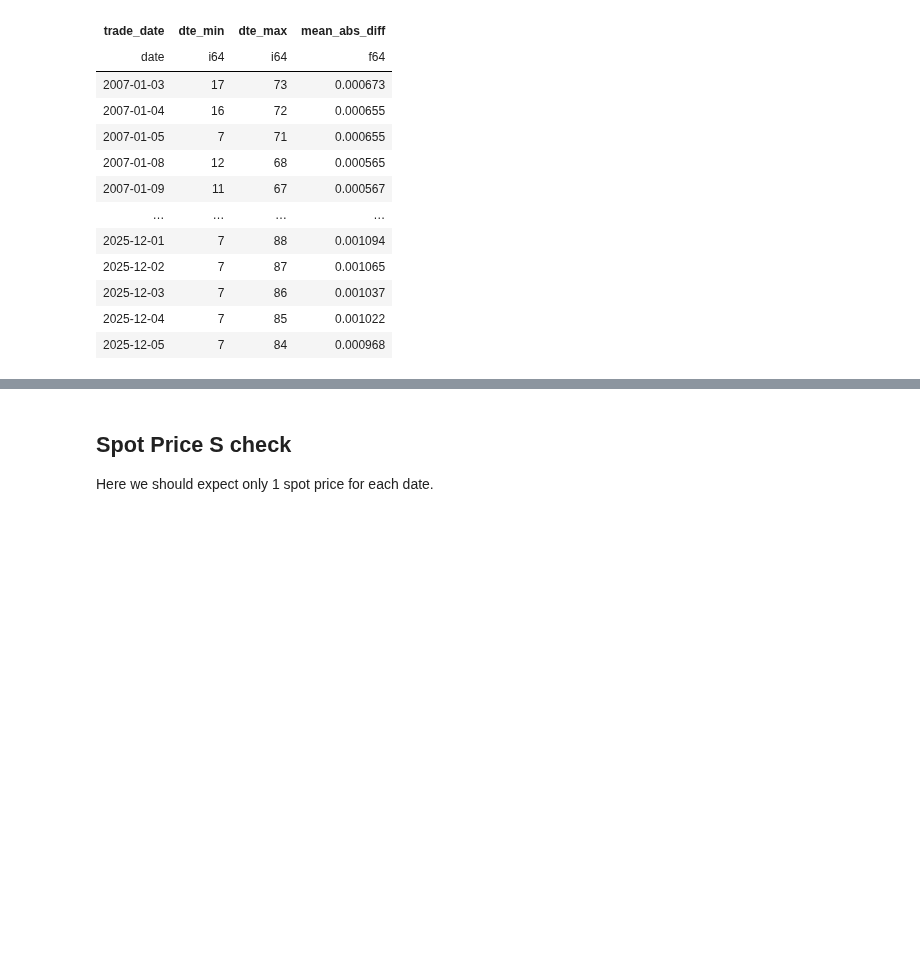
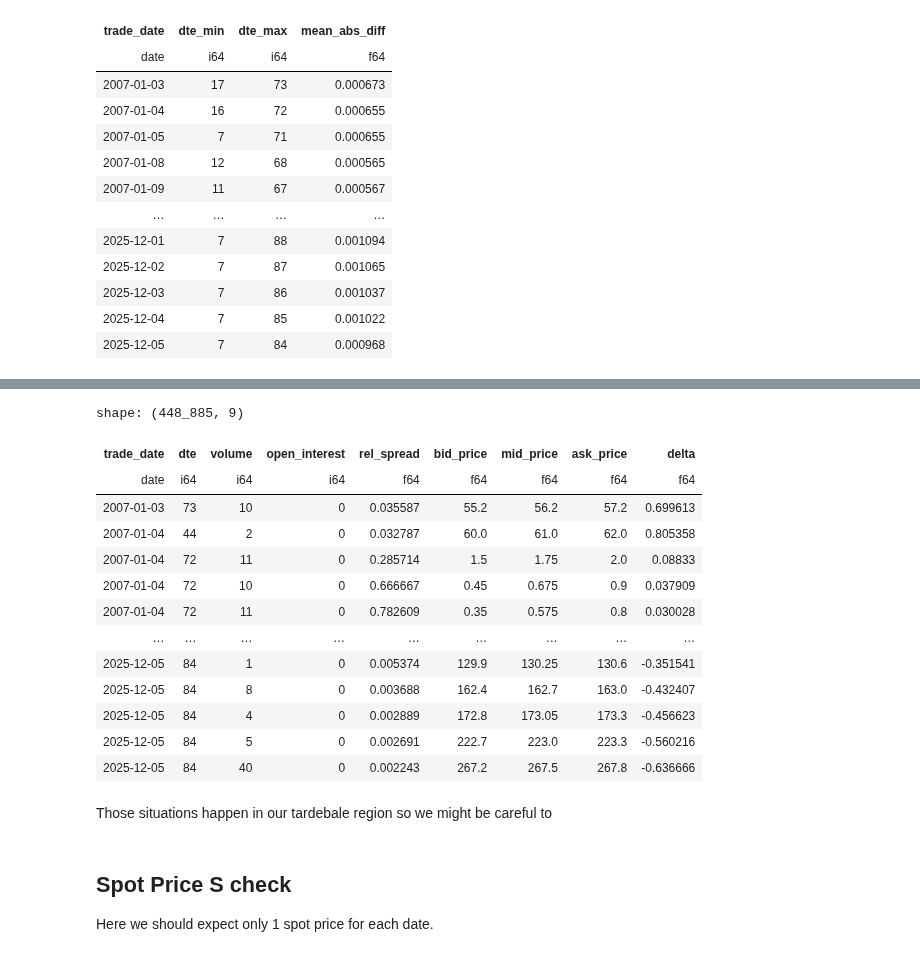
Before and after one commit to anthonymakarewicz/volatility-trading, a Jupyter notebook: notebooks/orats_spx_panel_eda_validation.ipynb, the cells around one changed output, grey strips where cells are left out. Cells and saved outputs as stored; diff of their text form; code cells hidden in the pictures; blank space fills up the shorter version.

```diff
--- a/notebooks/orats_spx_panel_eda_validation.ipynb
+++ b/notebooks/orats_spx_panel_eda_validation.ipynb
@@ -157,0 +167,41 @@ Zero spread → crossed markets or erroneous input.
+# %%
+df_long = orats_wide_to_long(df).filter(
+    pl.col("trade_date").is_between(pl.date(2007, 1, 1), pl.date(2025, 12, 31))
+).collect()
+
+cols_quote_checks = [
+    "trade_date", "dte", "volume", "open_interest",
+    "rel_spread","bid_price", "mid_price", "ask_price", "delta"
+]
+
+quote_flags = (
+    df_long
+    .with_columns(
+        # Basic checks
+        is_bid_negative = (pl.col("bid_price") < 0),
+        is_ask_negative = (pl.col("ask_price") < 0),
+
+        # Crossed & locked markets
+        is_crossed = pl.col("bid_price") > pl.col("ask_price"),
+        is_locked  = (pl.col("bid_price") == pl.col("ask_price"))
+                     & (pl.col("bid_price") > 0),
+
+        # One-sided quote (no bid, positive ask)
+        is_one_sided = (pl.col("bid_price") == 0) & (pl.col("ask_price") > 0),
+        is_mild_wide = pl.col("rel_spread") > 1.0,   # > 100% of mid
+        is_very_wide = pl.col("rel_spread") > 2.0,   # > 200% of mid
+    )
+)
+
+quote_summary = quote_flags.select(
+    pl.len().alias("n_rows"),
+    pl.col("is_bid_negative").sum().alias("n_bid_negative"),
+    pl.col("is_ask_negative").sum().alias("n_ask_negative"),
+    pl.col("is_crossed").sum().alias("n_crossed"),
+    pl.col("is_locked").sum().alias("n_locked"),
+    pl.col("is_one_sided").sum().alias("n_one_sided"),
+    pl.col("is_mild_wide").sum().alias("n_mild_wide"),
+    pl.col("is_very_wide").sum().alias("n_very_wide"),
+)
+
+quote_summary
@@ -164,3 +377,22 @@ Check OI > 0 for reliable liquidity.
+# %%
+vol_oi_flags.filter(pl.col("is_pos_vol_zero_oi")).select(cols_quote_checks)
+# %% [output]
+shape: (448_885, 9)
+| trade_date | dte | volume | open_interest | rel_spread | bid_price | mid_price | ask_price | delta |
+| date | i64 | i64 | i64 | f64 | f64 | f64 | f64 | f64 |
+| 2007-01-03 | 73 | 10 | 0 | 0.035587 | 55.2 | 56.2 | 57.2 | 0.699613 |
+| 2007-01-04 | 44 | 2 | 0 | 0.032787 | 60.0 | 61.0 | 62.0 | 0.805358 |
+| 2007-01-04 | 72 | 11 | 0 | 0.285714 | 1.5 | 1.75 | 2.0 | 0.08833 |
+| 2007-01-04 | 72 | 10 | 0 | 0.666667 | 0.45 | 0.675 | 0.9 | 0.037909 |
+| 2007-01-04 | 72 | 11 | 0 | 0.782609 | 0.35 | 0.575 | 0.8 | 0.030028 |
+| … | … | … | … | … | … | … | … | … |
+| 2025-12-05 | 84 | 1 | 0 | 0.005374 | 129.9 | 130.25 | 130.6 | -0.351541 |
+| 2025-12-05 | 84 | 8 | 0 | 0.003688 | 162.4 | 162.7 | 163.0 | -0.432407 |
+| 2025-12-05 | 84 | 4 | 0 | 0.002889 | 172.8 | 173.05 | 173.3 | -0.456623 |
+| 2025-12-05 | 84 | 5 | 0 | 0.002691 | 222.7 | 223.0 | 223.3 | -0.560216 |
+| 2025-12-05 | 84 | 40 | 0 | 0.002243 | 267.2 | 267.5 | 267.8 | -0.636666 |
+# %% [markdown]
+Those situations happen in our tardebale region so we might be careful to
 # %% [markdown]
 ## Spot Price S check
 
```
Also changed, not shown: parts of 13 cells of this notebook.
